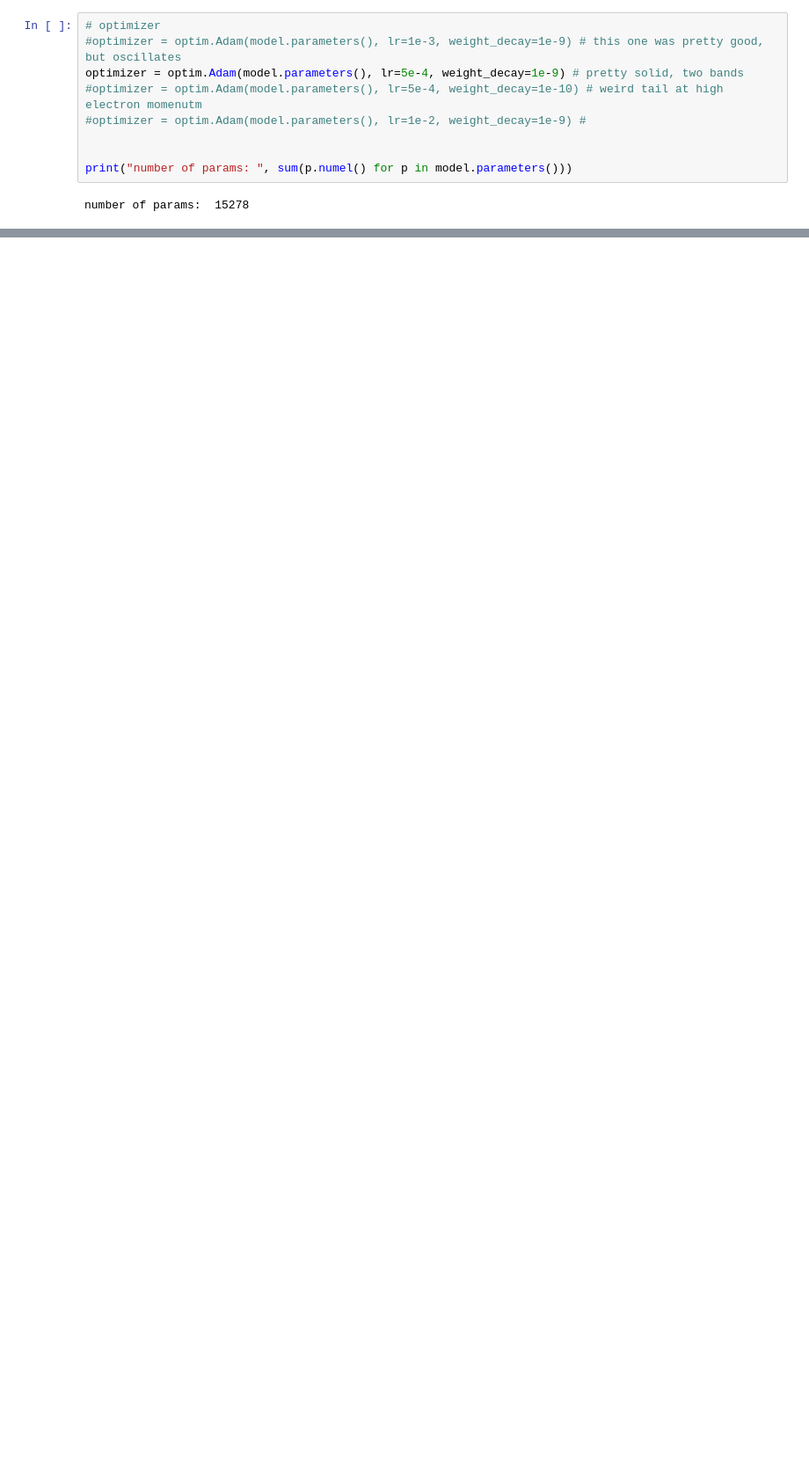
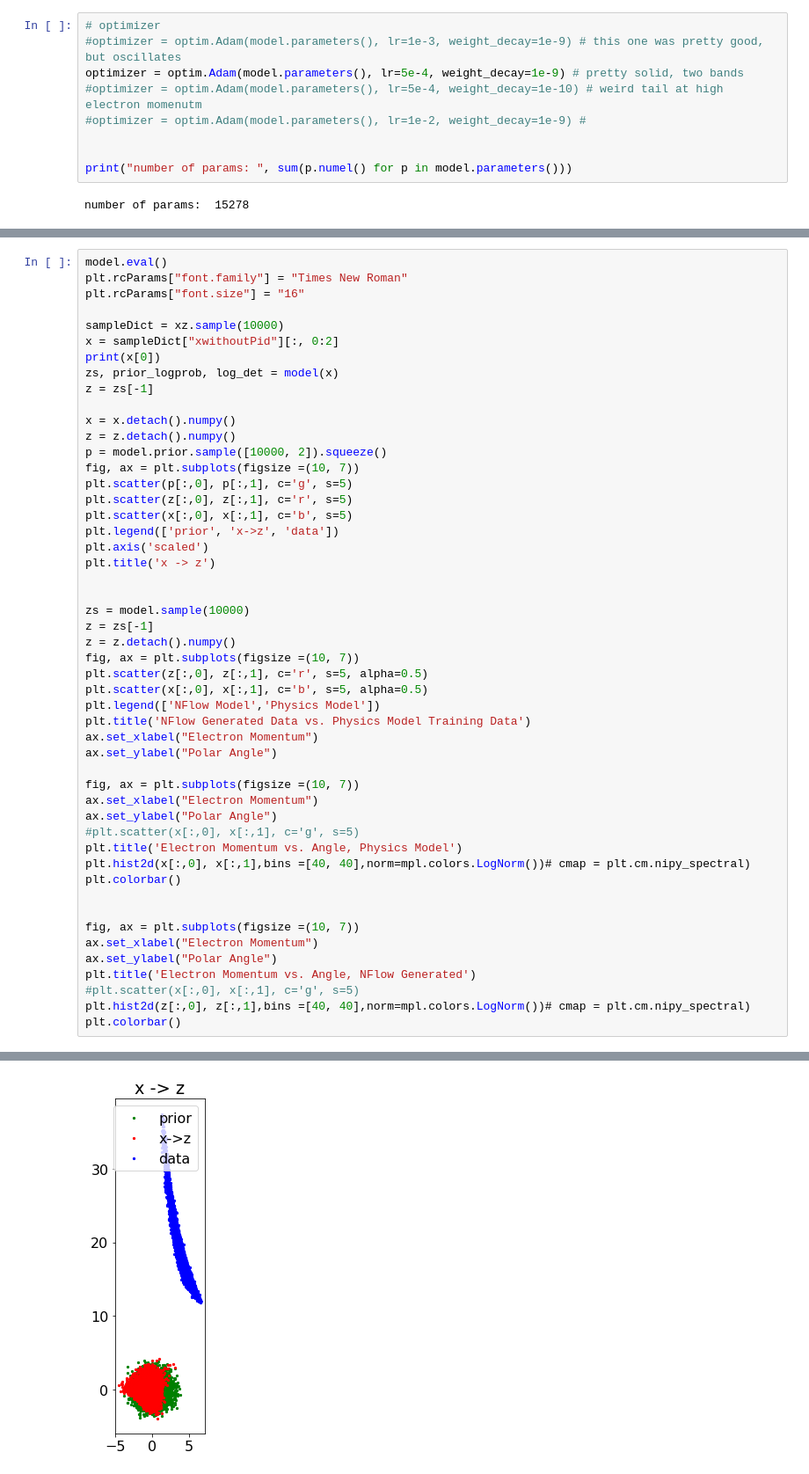
Before and after one commit to Sangbaek/pytorch-normalizing-flows, a Jupyter notebook: nflib1.ipynb, the cells around one changed output, grey strips where cells are left out. Shown at 88% size. Saved outputs shown, nothing was run; the diff lists cells and outputs as text; blank space fills up the shorter version.

```diff
--- a/nflib1.ipynb
+++ b/nflib1.ipynb
@@ -278,0 +376,51 @@ tensor([ 5.6626, 13.0510])
+# %%
+model.eval()
+plt.rcParams["font.family"] = "Times New Roman"
+plt.rcParams["font.size"] = "16"
+
+sampleDict = xz.sample(10000)
+x = sampleDict["xwithoutPid"][:, 0:2]
+print(x[0])
+zs, prior_logprob, log_det = model(x)
+z = zs[-1]
+
+x = x.detach().numpy()
+z = z.detach().numpy()
+p = model.prior.sample([10000, 2]).squeeze()
+fig, ax = plt.subplots(figsize =(10, 7))
+plt.scatter(p[:,0], p[:,1], c='g', s=5)
+plt.scatter(z[:,0], z[:,1], c='r', s=5)
+plt.scatter(x[:,0], x[:,1], c='b', s=5)
+plt.legend(['prior', 'x->z', 'data'])
+plt.axis('scaled')
+plt.title('x -> z')
+
+
+zs = model.sample(10000)
+z = zs[-1]
+z = z.detach().numpy()
+fig, ax = plt.subplots(figsize =(10, 7))
+plt.scatter(z[:,0], z[:,1], c='r', s=5, alpha=0.5)
+plt.scatter(x[:,0], x[:,1], c='b', s=5, alpha=0.5)
+plt.legend(['NFlow Model','Physics Model'])
+plt.title('NFlow Generated Data vs. Physics Model Training Data')
+ax.set_xlabel("Electron Momentum")
+ax.set_ylabel("Polar Angle")
+
+fig, ax = plt.subplots(figsize =(10, 7))
+ax.set_xlabel("Electron Momentum")
+ax.set_ylabel("Polar Angle")
+#plt.scatter(x[:,0], x[:,1], c='g', s=5)
+plt.title('Electron Momentum vs. Angle, Physics Model')
+plt.hist2d(x[:,0], x[:,1],bins =[40, 40],norm=mpl.colors.LogNorm())# cmap = plt.cm.nipy_spectral)
+plt.colorbar()
+
+
+fig, ax = plt.subplots(figsize =(10, 7))
+ax.set_xlabel("Electron Momentum")
+ax.set_ylabel("Polar Angle")
+plt.title('Electron Momentum vs. Angle, NFlow Generated')
+#plt.scatter(x[:,0], x[:,1], c='g', s=5)
+plt.hist2d(z[:,0], z[:,1],bins =[40, 40],norm=mpl.colors.LogNorm())# cmap = plt.cm.nipy_spectral)
+plt.colorbar()
+# %% [output]
@@ -278,0 +429 @@ tensor([ 5.6626, 13.0510])
+[figure, added]
```
Also changed, not shown: parts of 16 cells of this notebook.
